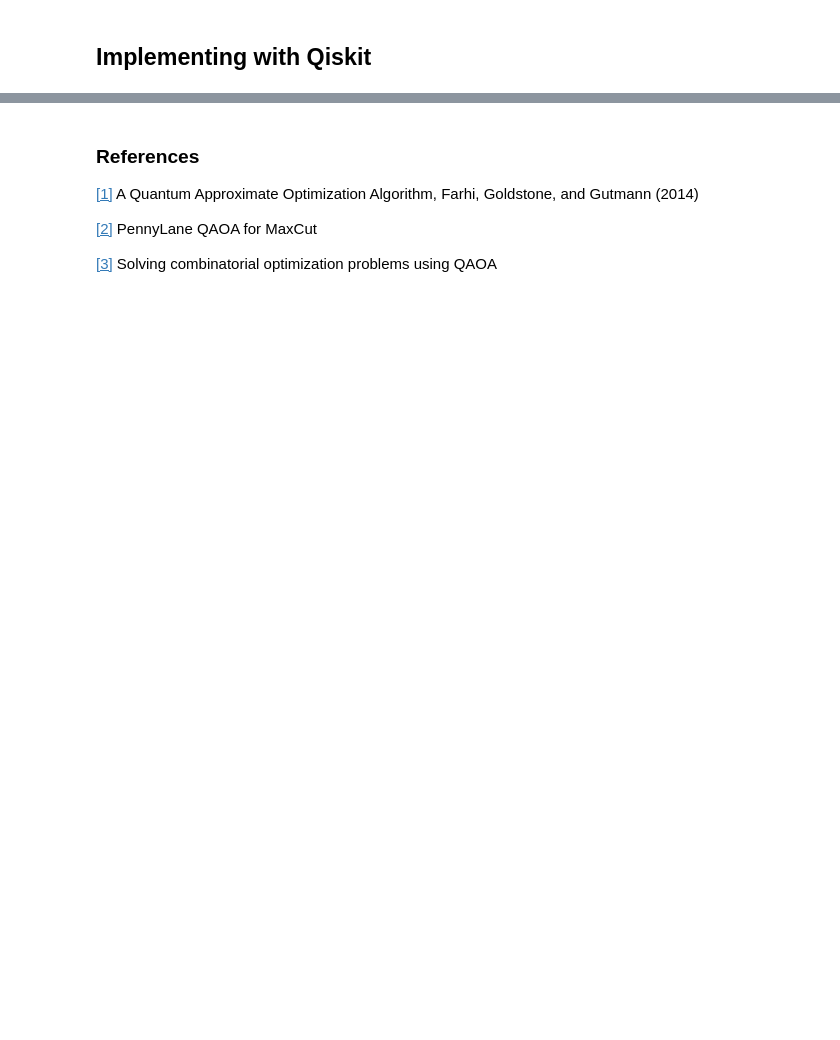
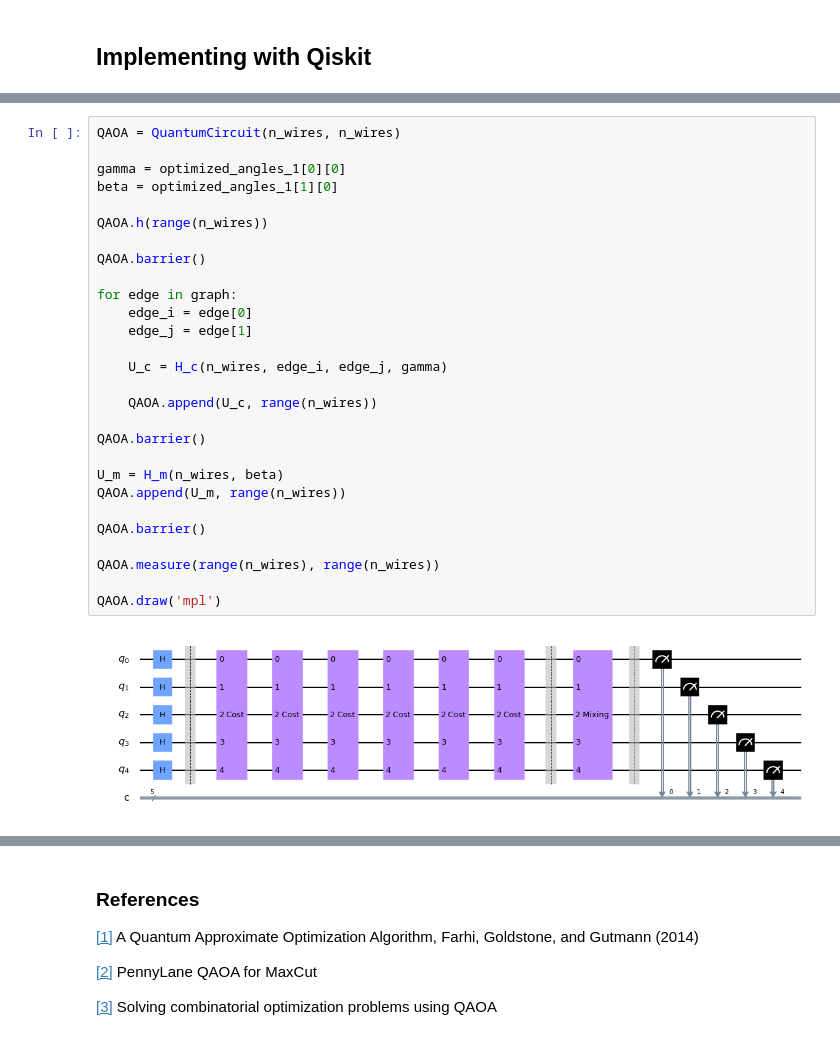
Before and after one commit to matheusmtta/Quantum-Machine-Learning, a Jupyter notebook: QAOA/MaxCut.ipynb, the cells around one changed output, grey strips where cells are left out. Drawn from its saved outputs; the diff is of its cells as text; blank space fills up the shorter version.

Commit message:
Adding Qiskit Implementation and butterfly graph image

```diff
--- a/QAOA/MaxCut.ipynb
+++ b/QAOA/MaxCut.ipynb
@@ -291,0 +309,30 @@ array([[-0.56466034,  0.15297729],
+# %%
+QAOA = QuantumCircuit(n_wires, n_wires)
+
+gamma = optimized_angles_1[0][0]
+beta = optimized_angles_1[1][0]
+
+QAOA.h(range(n_wires))
+
+QAOA.barrier()
+
+for edge in graph:
+    edge_i = edge[0]
+    edge_j = edge[1]
+
+    U_c = H_c(n_wires, edge_i, edge_j, gamma)
+
+    QAOA.append(U_c, range(n_wires))
+
+QAOA.barrier()
+
+U_m = H_m(n_wires, beta)
+QAOA.append(U_m, range(n_wires))
+
+QAOA.barrier()
+
+QAOA.measure(range(n_wires), range(n_wires))
+
+QAOA.draw('mpl')
+# %% [output]
+[figure, added]
```
Also changed, not shown: parts of 8 cells of this notebook, 1 other file.
